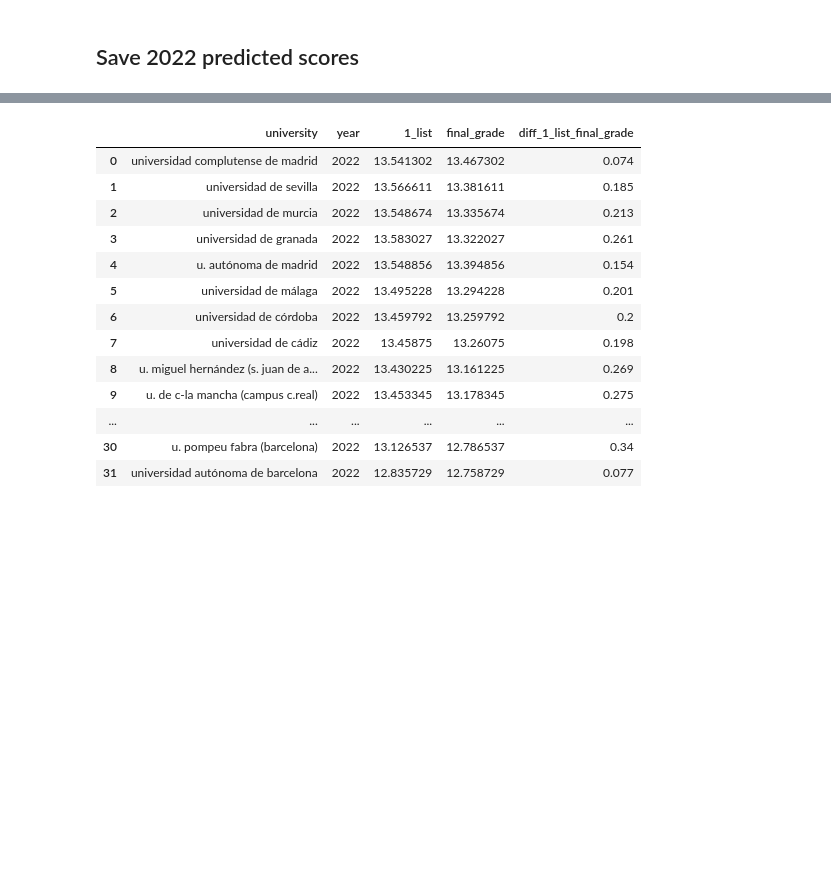
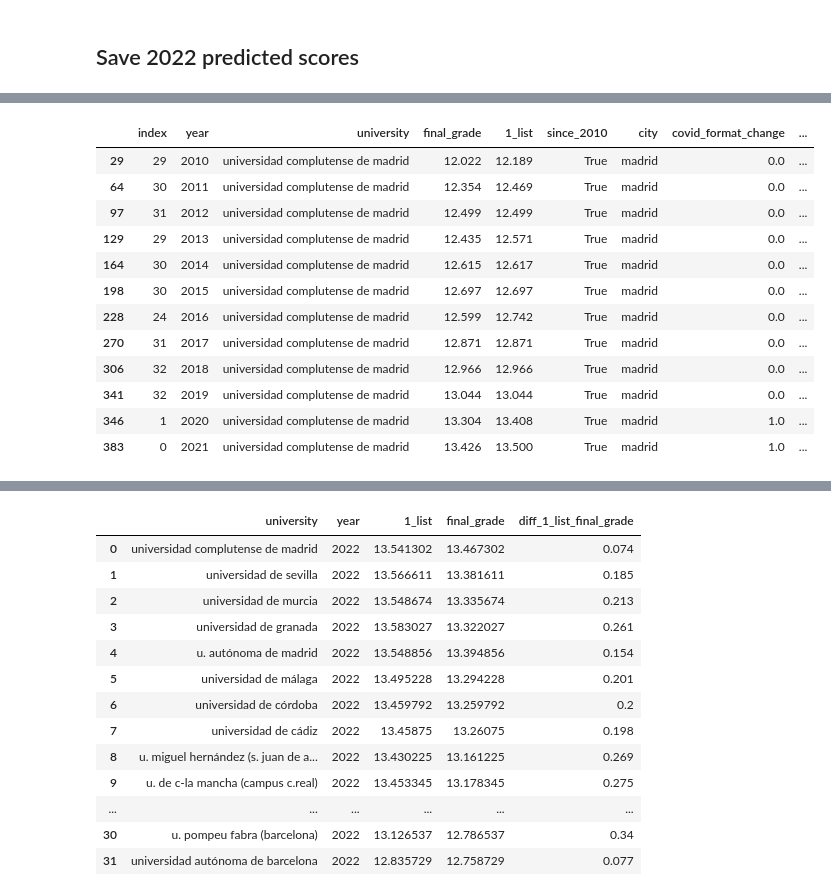
Before and after one commit to MiguelMonederoRubio/MasterDataScience_FinalProject_TFM, a Jupyter notebook: Prediction_Medicine_Selectivity_Scores.ipynb, the cells around one changed output, grey strips where cells are left out. Drawn from its saved outputs; the diff is of its cells as text; code cells hidden in the pictures; blank space fills up the shorter version.

```diff
--- a/Prediction_Medicine_Selectivity_Scores.ipynb
+++ b/Prediction_Medicine_Selectivity_Scores.ipynb
@@ -569,2 +608,18 @@ NameError: name 'complu_1_list_score' is not defined
 # %%
 # we have done this for 1 university, let's automate it for the rest
+# %%
+dfs_unified[dfs_unified['university'] == 'universidad complutense de madrid']
+# %% [output]
+|  | index | year | university | final_grade | 1_list | since_2010 | city | covid_format_change | ... |
+| 29 | 29 | 2010 | universidad complutense de madrid | 12.022 | 12.189 | True | madrid | 0.0 | ... |
+| 64 | 30 | 2011 | universidad complutense de madrid | 12.354 | 12.469 | True | madrid | 0.0 | ... |
+| 97 | 31 | 2012 | universidad complutense de madrid | 12.499 | 12.499 | True | madrid | 0.0 | ... |
+| 129 | 29 | 2013 | universidad complutense de madrid | 12.435 | 12.571 | True | madrid | 0.0 | ... |
+| 164 | 30 | 2014 | universidad complutense de madrid | 12.615 | 12.617 | True | madrid | 0.0 | ... |
+| 198 | 30 | 2015 | universidad complutense de madrid | 12.697 | 12.697 | True | madrid | 0.0 | ... |
+| 228 | 24 | 2016 | universidad complutense de madrid | 12.599 | 12.742 | True | madrid | 0.0 | ... |
+| 270 | 31 | 2017 | universidad complutense de madrid | 12.871 | 12.871 | True | madrid | 0.0 | ... |
+| 306 | 32 | 2018 | universidad complutense de madrid | 12.966 | 12.966 | True | madrid | 0.0 | ... |
+| 341 | 32 | 2019 | universidad complutense de madrid | 13.044 | 13.044 | True | madrid | 0.0 | ... |
+| 346 | 1 | 2020 | universidad complutense de madrid | 13.304 | 13.408 | True | madrid | 1.0 | ... |
+| 383 | 0 | 2021 | universidad complutense de madrid | 13.426 | 13.500 | True | madrid | 1.0 | ... |
```
Also changed, not shown: parts of 15 cells of this notebook.
